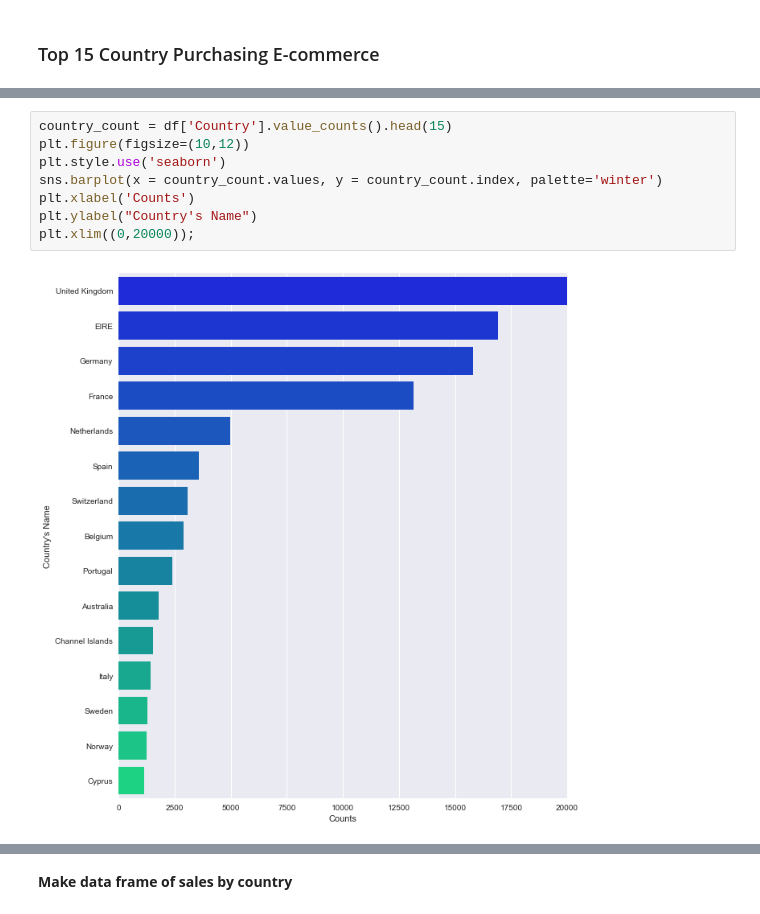
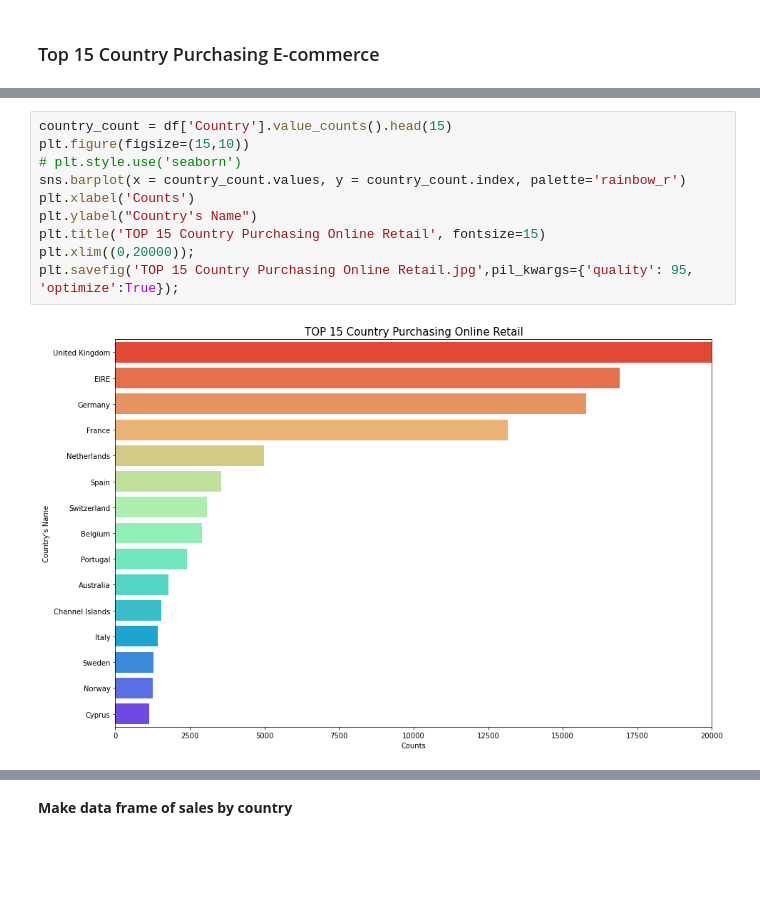
Before and after one commit to irwinhentriansa/KnowingYourCustomer_RFM-Clustering-Recommender_Final_Project, a Jupyter notebook: EDA - Exploratory Data Analysis.ipynb, the cells around one changed output, grey strips where cells are left out. Saved outputs shown, nothing was run; the diff lists cells and outputs as text; blank space fills up the shorter version.

```diff
--- a/EDA - Exploratory Data Analysis.ipynb
+++ b/EDA - Exploratory Data Analysis.ipynb
@@ -72,10 +60,12 @@ Name: Country, dtype: int64
 # %%
 country_count = df['Country'].value_counts().head(15)
-plt.figure(figsize=(10,12))
-plt.style.use('seaborn')
-sns.barplot(x = country_count.values, y = country_count.index, palette='winter')
+plt.figure(figsize=(15,10))
+# plt.style.use('seaborn')
+sns.barplot(x = country_count.values, y = country_count.index, palette='rainbow_r')
 plt.xlabel('Counts')
 plt.ylabel("Country's Name")
+plt.title('TOP 15 Country Purchasing Online Retail', fontsize=15)
 plt.xlim((0,20000));
+plt.savefig('TOP 15 Country Purchasing Online Retail.jpg',pil_kwargs={'quality': 95, 'optimize':True});
 # %% [output]
-[figure, old version]
+[figure, new version]
```
Also changed, not shown: parts of 69 cells of this notebook, 3 other files.
